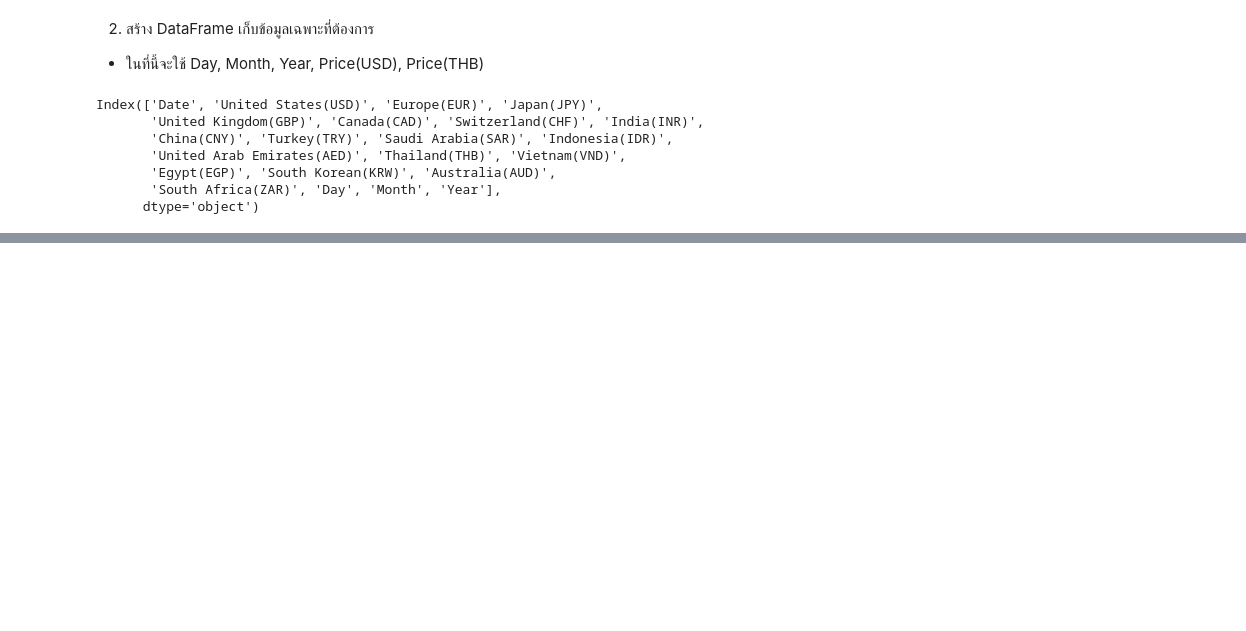
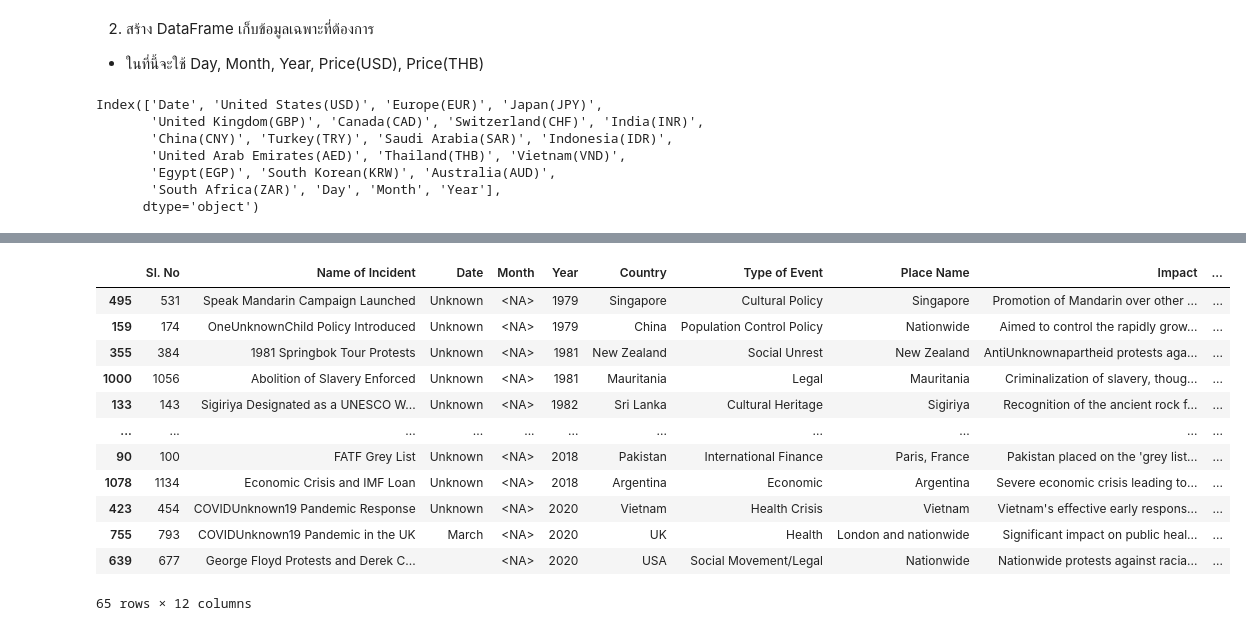
Before and after one commit to WornWolf/DataSci_Project_2026, a Jupyter notebook: project.ipynb, the cells around one changed output, grey strips where cells are left out. Cells and saved outputs as stored; diff of their text form; code cells hidden in the pictures; blank space fills up the shorter version.

```diff
--- a/project.ipynb
+++ b/project.ipynb
@@ -139,0 +253,16 @@ newGoldPrice.rename(columns={'United States(USD)': 'Price(USD)', 'Thailand(THB)'
+# %%
+filtered_dayEvents[filtered_dayEvents['Month'].isnull()]
+# %% [output]
+|  | Sl. No | Name of Incident | Date | Month | Year | Country | Type of Event | Place Name | Impact | ... |
+| 495 | 531 | Speak Mandarin Campaign Launched | Unknown | <NA> | 1979 | Singapore | Cultural Policy | Singapore | Promotion of Mandarin over other ... | ... |
+| 159 | 174 | OneUnknownChild Policy Introduced | Unknown | <NA> | 1979 | China | Population Control Policy | Nationwide | Aimed to control the rapidly grow... | ... |
+| 355 | 384 | 1981 Springbok Tour Protests | Unknown | <NA> | 1981 | New Zealand | Social Unrest | New Zealand | AntiUnknownapartheid protests aga... | ... |
+| 1000 | 1056 | Abolition of Slavery Enforced | Unknown | <NA> | 1981 | Mauritania | Legal | Mauritania | Criminalization of slavery, thoug... | ... |
+| 133 | 143 | Sigiriya Designated as a UNESCO W... | Unknown | <NA> | 1982 | Sri Lanka | Cultural Heritage | Sigiriya | Recognition of the ancient rock f... | ... |
+| ... | ... | ... | ... | ... | ... | ... | ... | ... | ... | ... |
+| 90 | 100 | FATF Grey List | Unknown | <NA> | 2018 | Pakistan | International Finance | Paris, France | Pakistan placed on the 'grey list... | ... |
+| 1078 | 1134 | Economic Crisis and IMF Loan | Unknown | <NA> | 2018 | Argentina | Economic | Argentina | Severe economic crisis leading to... | ... |
+| 423 | 454 | COVIDUnknown19 Pandemic Response | Unknown | <NA> | 2020 | Vietnam | Health Crisis | Vietnam | Vietnam's effective early respons... | ... |
+| 755 | 793 | COVIDUnknown19 Pandemic in the UK | March | <NA> | 2020 | UK | Health | London and nationwide | Significant impact on public heal... | ... |
+| 639 | 677 | George Floyd Protests and Derek C... |  | <NA> | 2020 | USA | Social Movement/Legal | Nationwide | Nationwide protests against racia... | ... |
+65 rows × 12 columns
```
Also changed, not shown: parts of 15 cells of this notebook, 3 other files.
